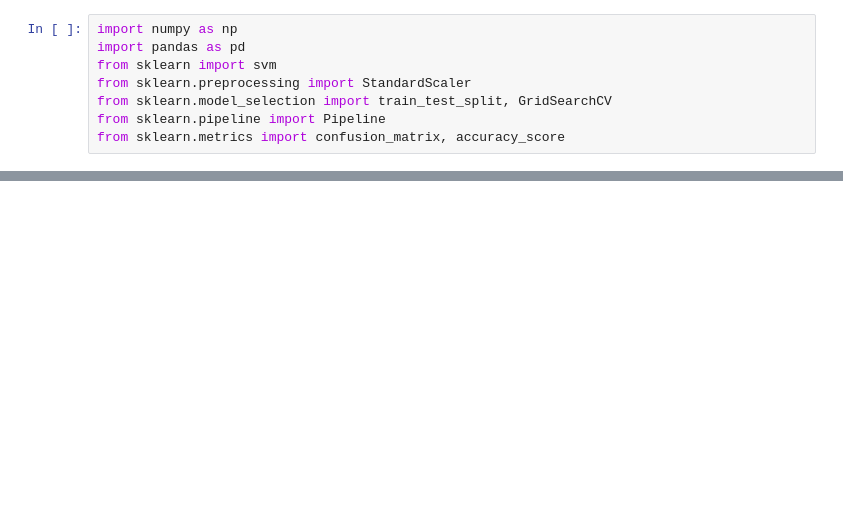
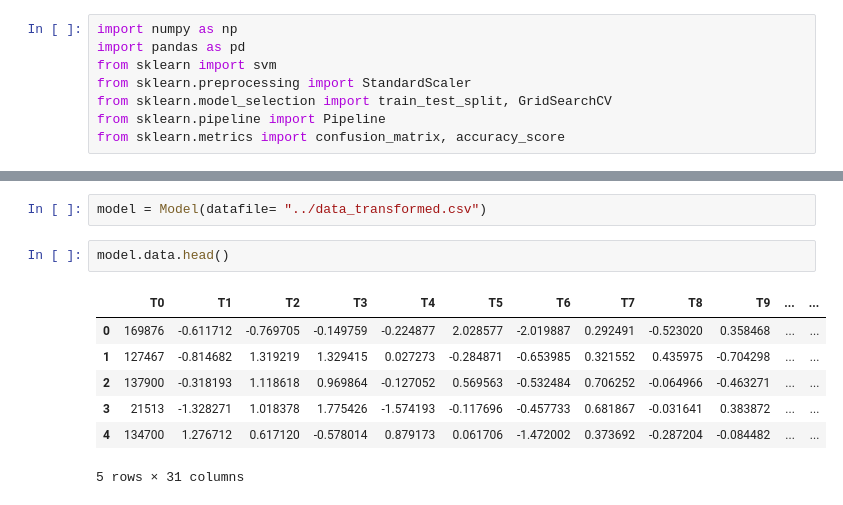
Before and after one commit to EverestBootCamp/ImbalanceClassTest, a Jupyter notebook: SVM_trainclass/T103.ipynb, the cells around one changed output, grey strips where cells are left out. Drawn from its saved outputs; the diff is of its cells as text; blank space fills up the shorter version.

```diff
--- a/SVM_trainclass/T103.ipynb
+++ b/SVM_trainclass/T103.ipynb
@@ -47,0 +68,12 @@ def SVM(scaled_X_train,scaled_X_test,y_train,kernel_type, hyper_parameter={}):
+# %%
+model = Model(datafile= "../data_transformed.csv")
+# %%
+model.data.head()
+# %% [output]
+|  | T0 | T1 | T2 | T3 | T4 | T5 | T6 | T7 | T8 | T9 | ... | ... |
+| 0 | 169876 | -0.611712 | -0.769705 | -0.149759 | -0.224877 | 2.028577 | -2.019887 | 0.292491 | -0.523020 | 0.358468 | ... | ... |
+| 1 | 127467 | -0.814682 | 1.319219 | 1.329415 | 0.027273 | -0.284871 | -0.653985 | 0.321552 | 0.435975 | -0.704298 | ... | ... |
+| 2 | 137900 | -0.318193 | 1.118618 | 0.969864 | -0.127052 | 0.569563 | -0.532484 | 0.706252 | -0.064966 | -0.463271 | ... | ... |
+| 3 | 21513 | -1.328271 | 1.018378 | 1.775426 | -1.574193 | -0.117696 | -0.457733 | 0.681867 | -0.031641 | 0.383872 | ... | ... |
+| 4 | 134700 | 1.276712 | 0.617120 | -0.578014 | 0.879173 | 0.061706 | -1.472002 | 0.373692 | -0.287204 | -0.084482 | ... | ... |
+5 rows × 31 columns
```
Also changed, not shown: parts of 12 cells of this notebook.
